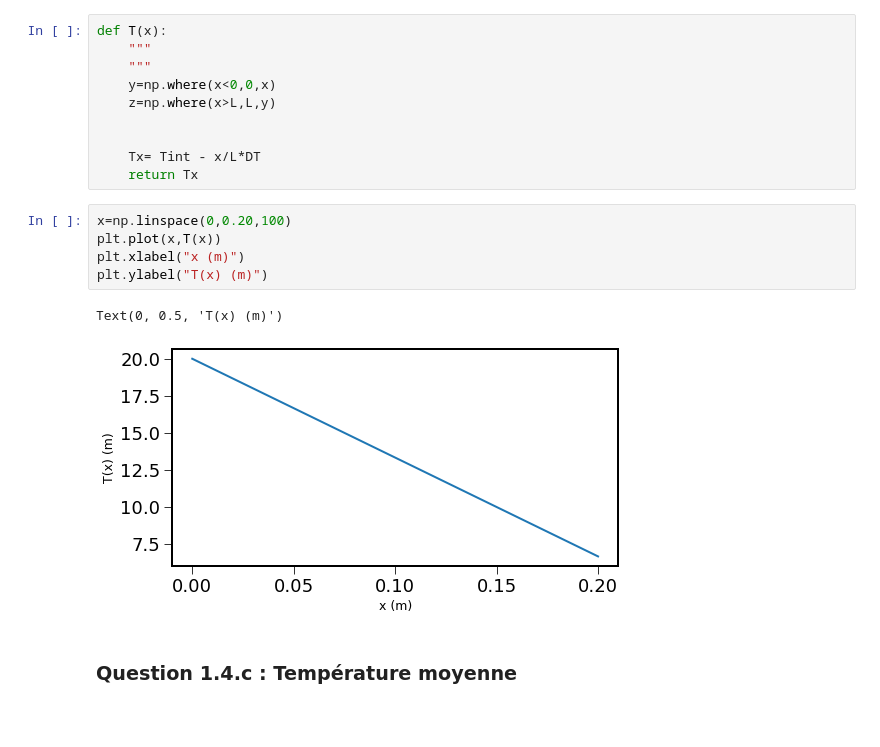
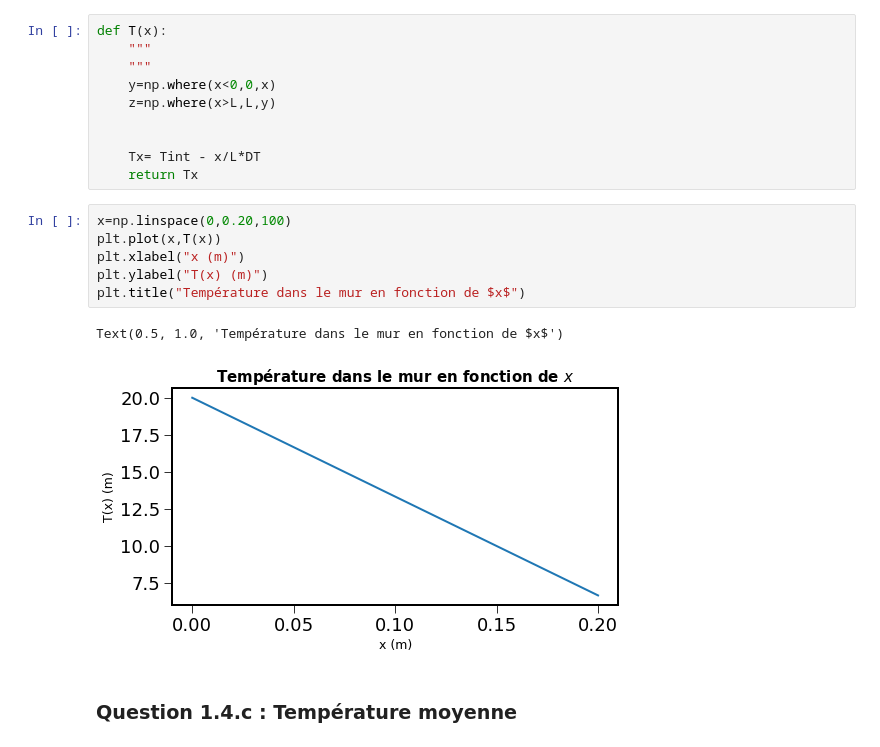
Before and after one commit to sebcampagne/mp32, a Jupyter notebook: DM_phys_17_2021_03_14/DM_EtudeThermique.ipynb, the cells around one changed output. Drawn from its saved outputs; the diff is of its cells as text; blank space fills up the shorter version.

```diff
--- a/DM_phys_17_2021_03_14/DM_EtudeThermique.ipynb
+++ b/DM_phys_17_2021_03_14/DM_EtudeThermique.ipynb
@@ -239,11 +239,12 @@ def T(x):
 # %%
 x=np.linspace(0,0.20,100)
 plt.plot(x,T(x))
 plt.xlabel("x (m)")
 plt.ylabel("T(x) (m)")
+plt.title("Température dans le mur en fonction de $x$")
 # %% [output]
-Text(0, 0.5, 'T(x) (m)')
+Text(0.5, 1.0, 'Température dans le mur en fonction de $x$')
-[figure, old version]
+[figure, new version]
 # %% [markdown]
 ### Question 1.4.c : Température moyenne
 # %% [markdown]
```
Also changed, not shown: parts of 65 cells of this notebook, 2 other files.
